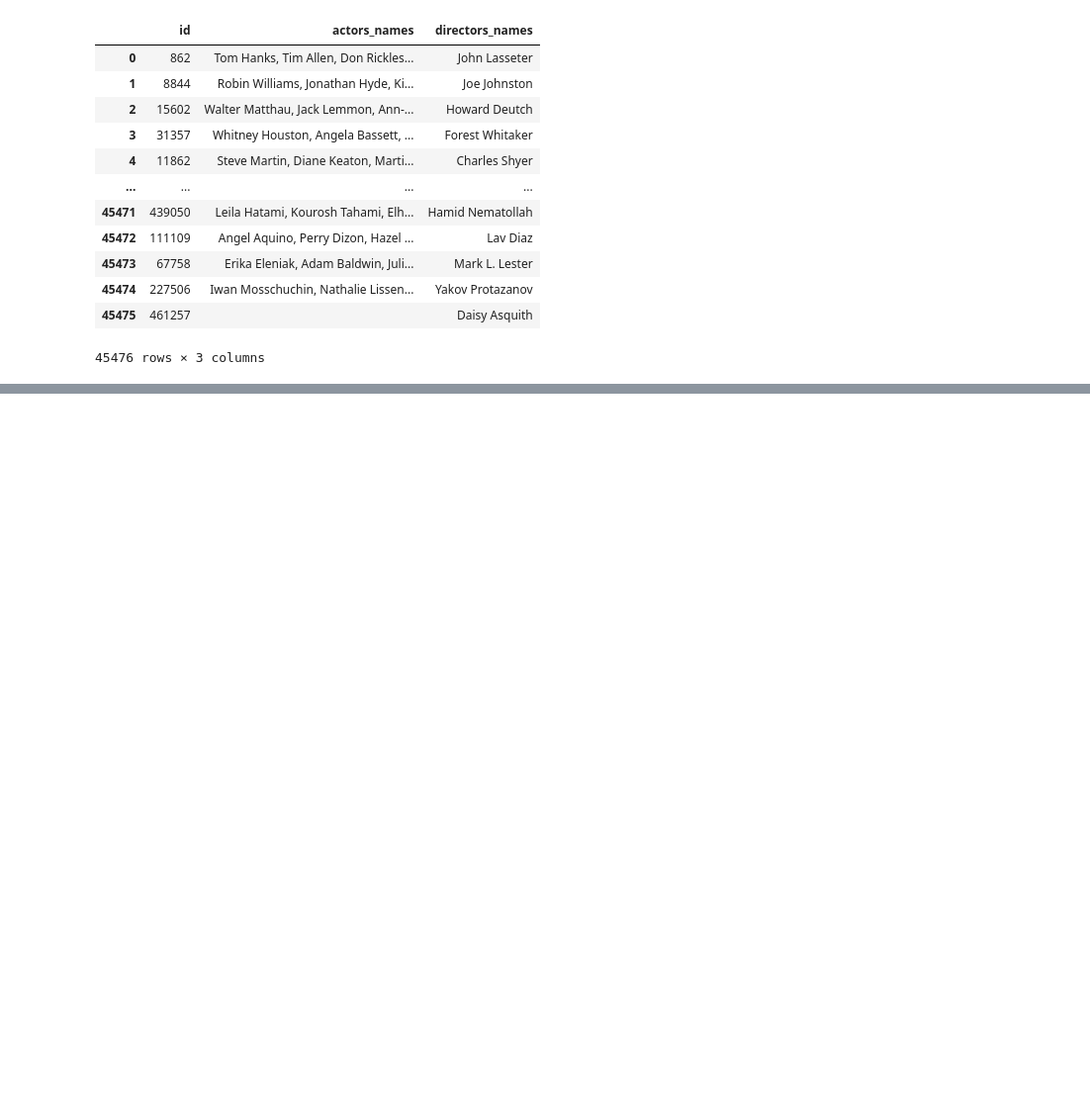
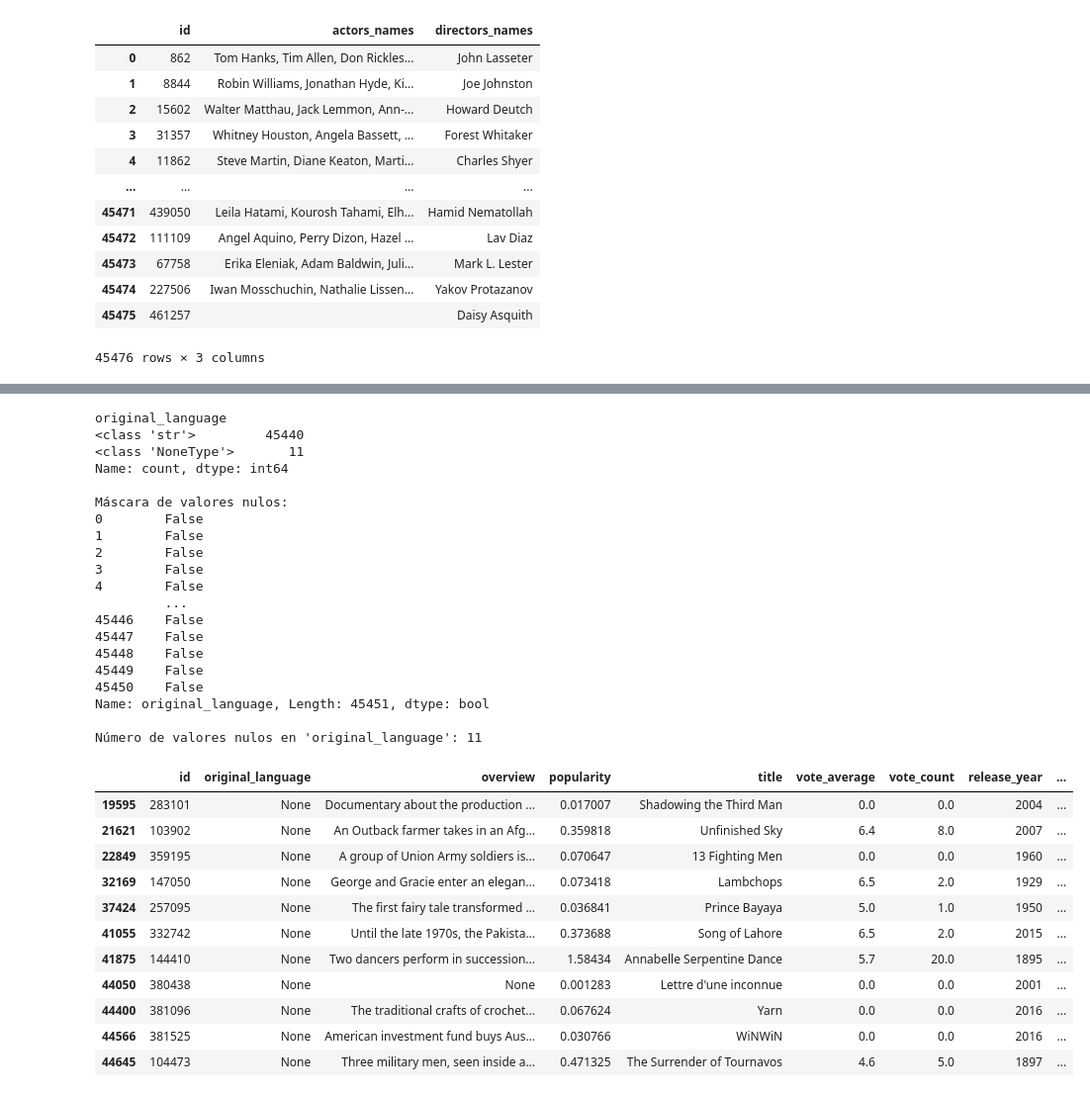
Before and after one commit to JulietaTrimarchi/primer-proyecto, a Jupyter notebook: EDA_modelo.ipynb, the cells around one changed output, grey strips where cells are left out. Shown at 99% size. Cells and saved outputs as stored; diff of their text form; code cells hidden in the pictures; blank space fills up the shorter version.

```diff
--- a/EDA_modelo.ipynb
+++ b/EDA_modelo.ipynb
@@ -72,0 +94,52 @@ data_total
+# %%
+# Verifico el tipo de datos de cada columna y la existencia de datos nulos y/o faltantes
+
+# Columna 'original_language'
+# Tipo de datos
+print(data_total['original_language'].apply(type).value_counts())
+
+# Identifico valores nulos
+null_mask = data_total['original_language'].isna()
+print("\nMáscara de valores nulos:")
+print(null_mask)
+
+# Cuento valores nulos
+null_count = data_total['original_language'].isna().sum()
+print(f"\nNúmero de valores nulos en 'original_language': {null_count}")
+
+# Filtro las filas donde 'original_language' es nulo
+rows_with_nulls = data_total[null_mask]
+rows_with_nulls
+# %% [output]
+original_language
+<class 'str'>         45440
+<class 'NoneType'>       11
+Name: count, dtype: int64
+
+Máscara de valores nulos:
+0        False
+1        False
+2        False
+3        False
+4        False
+         ...
+45446    False
+45447    False
+45448    False
+45449    False
+45450    False
+Name: original_language, Length: 45451, dtype: bool
+
+Número de valores nulos en 'original_language': 11
+|  | id | original_language | overview | popularity | title | vote_average | vote_count | release_year | ... |
+| 19595 | 283101 | None | Documentary about the production ... | 0.017007 | Shadowing the Third Man | 0.0 | 0.0 | 2004 | ... |
+| 21621 | 103902 | None | An Outback farmer takes in an Afg... | 0.359818 | Unfinished Sky | 6.4 | 8.0 | 2007 | ... |
+| 22849 | 359195 | None | A group of Union Army soldiers is... | 0.070647 | 13 Fighting Men | 0.0 | 0.0 | 1960 | ... |
+| 32169 | 147050 | None | George and Gracie enter an elegan... | 0.073418 | Lambchops | 6.5 | 2.0 | 1929 | ... |
+| 37424 | 257095 | None | The first fairy tale transformed ... | 0.036841 | Prince Bayaya | 5.0 | 1.0 | 1950 | ... |
+| 41055 | 332742 | None | Until the late 1970s, the Pakista... | 0.373688 | Song of Lahore | 6.5 | 2.0 | 2015 | ... |
+| 41875 | 144410 | None | Two dancers perform in succession... | 1.58434 | Annabelle Serpentine Dance | 5.7 | 20.0 | 1895 | ... |
+| 44050 | 380438 | None | None | 0.001283 | Lettre d'une inconnue | 0.0 | 0.0 | 2001 | ... |
+| 44400 | 381096 | None | The traditional crafts of crochet... | 0.067624 | Yarn | 0.0 | 0.0 | 2016 | ... |
+| 44566 | 381525 | None | American investment fund buys Aus... | 0.030766 | WiNWiN | 0.0 | 0.0 | 2016 | ... |
+| 44645 | 104473 | None | Three military men, seen inside a... | 0.471325 | The Surrender of Tournavos | 4.6 | 5.0 | 1897 | ... |
```
Also changed, not shown: parts of 16 cells of this notebook.
